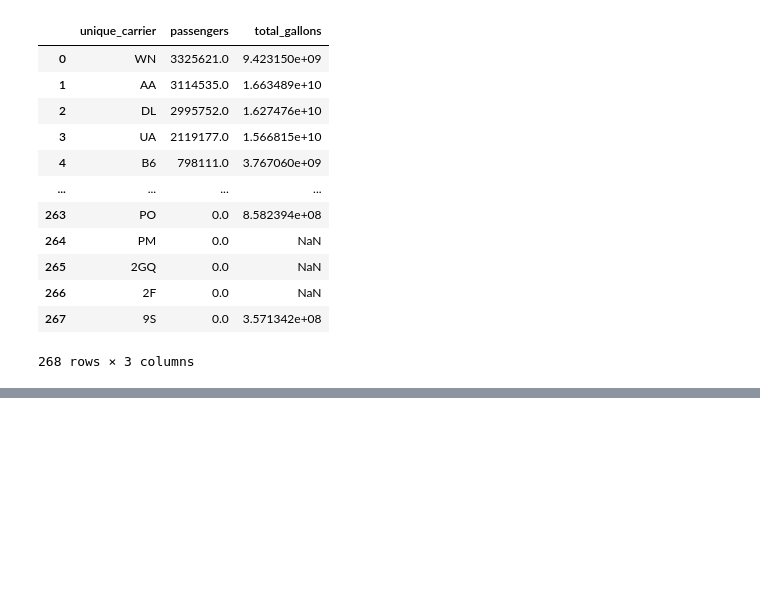
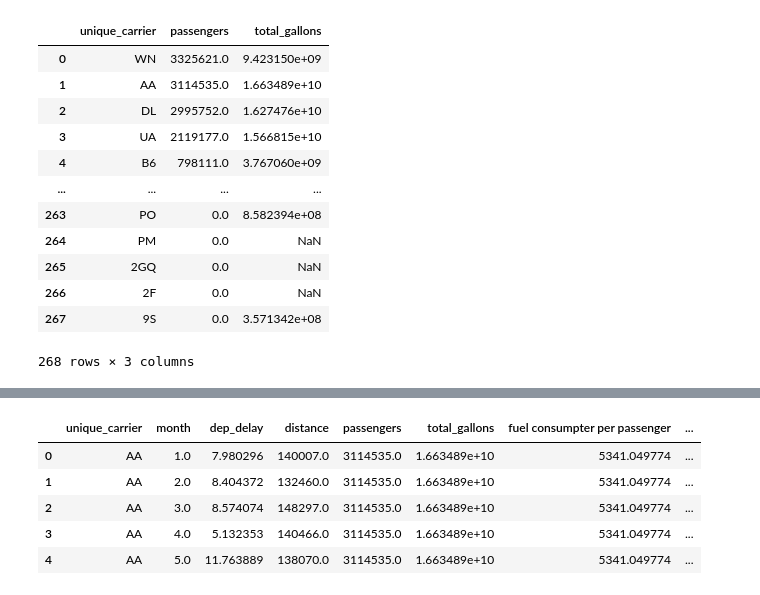
Before and after one commit to kevinhe107/lighthouse_midterm_flights, a Jupyter notebook: zabi/exploratory_analysis_zabih_incomplete.ipynb, the cells around one changed output, grey strips where cells are left out. Saved outputs shown, nothing was run; the diff lists cells and outputs as text; code cells hidden in the pictures; blank space fills up the shorter version.

```diff
--- a/zabi/exploratory_analysis_zabih_incomplete.ipynb
+++ b/zabi/exploratory_analysis_zabih_incomplete.ipynb
@@ -879,0 +953,9 @@ dtype: int64
+# %%
+fuel_pass.head()
+# %% [output]
+|  | unique_carrier | month | dep_delay | distance | passengers | total_gallons | fuel consumpter per passenger | ... |
+| 0 | AA | 1.0 | 7.980296 | 140007.0 | 3114535.0 | 1.663489e+10 | 5341.049774 | ... |
+| 1 | AA | 2.0 | 8.404372 | 132460.0 | 3114535.0 | 1.663489e+10 | 5341.049774 | ... |
+| 2 | AA | 3.0 | 8.574074 | 148297.0 | 3114535.0 | 1.663489e+10 | 5341.049774 | ... |
+| 3 | AA | 4.0 | 5.132353 | 140466.0 | 3114535.0 | 1.663489e+10 | 5341.049774 | ... |
+| 4 | AA | 5.0 | 11.763889 | 138070.0 | 3114535.0 | 1.663489e+10 | 5341.049774 | ... |
```
Also changed, not shown: parts of 11 cells of this notebook.
